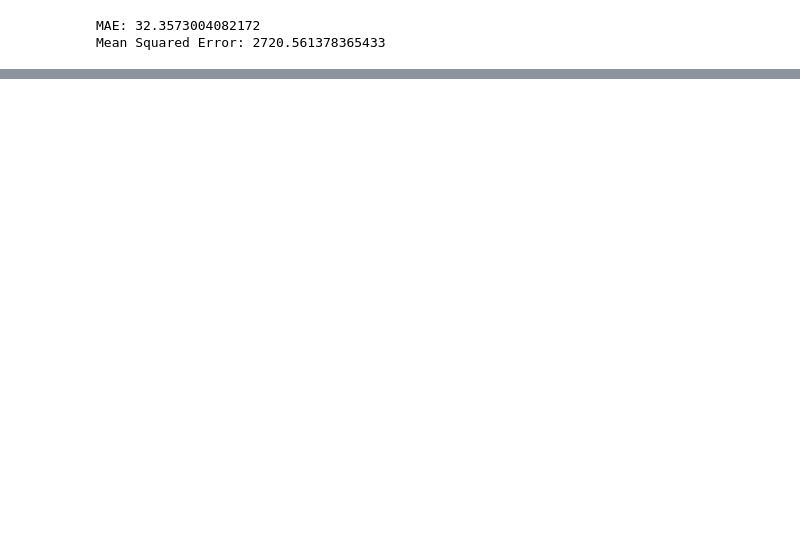
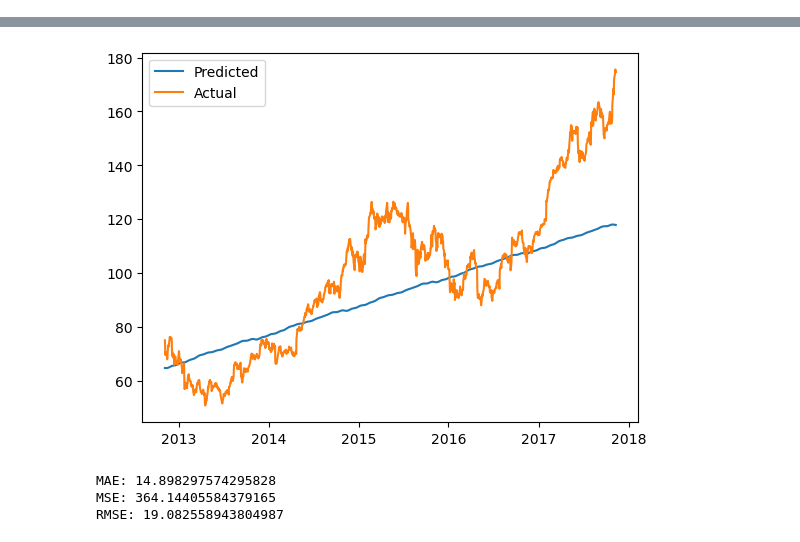
Before and after one commit to OwenKing2/CIS-3715-Final-Project, a Jupyter notebook: prophet.ipynb, the cells around one changed output, grey strips where cells are left out. Drawn from its saved outputs; the diff is of its cells as text; code cells hidden in the pictures; blank space fills up the shorter version.

Commit message:
improved the prophet model

```diff
--- a/prophet.ipynb
+++ b/prophet.ipynb
@@ -108,10 +66,34 @@ fig = model.plot(forecast) """
-# %%
-from sklearn.metrics import mean_squared_error, mean_absolute_error
-# evaluate performance
-mae = mean_absolute_error(y_test, predictions['yhat'])
-print("MAE:", mae)
-mse = mean_squared_error(y_test, predictions['yhat'])
-print("Mean Squared Error:", mse)
-# %% [output]
-MAE: 32.3573004082172
-Mean Squared Error: 2720.561378365433
+# %%
+# split the data into training and testing sets
+train = df.iloc[:7100]
+test = df.iloc[7100:]
+test = test.reset_index(drop=True)
+
+# Initialize Prophet model
+model = Prophet()
+
+model.add_seasonality(name='weekly', period=7, fourier_order=15)
+
+# Fit model to training data
+model.fit(train)
+
+# make predictions on the test data
+predictions = model.predict(test)
+
+# Plot the predicted and actual values
+plt.plot(predictions['ds'], predictions['yhat'], label='Predicted')
+plt.plot(predictions['ds'], test['y'], label='Actual')
+plt.legend()
+plt.show()
+
+from sklearn.metrics import mean_squared_error, mean_absolute_error
+import numpy as np
+
+# evaluate performance
+mae = mean_absolute_error(test['y'], predictions['yhat'])
+print("MAE:", mae)
+mse = mean_squared_error(test['y'], predictions['yhat'])
+print("MSE:", mse)
+rmse = np.sqrt(mse)
+print("RMSE:", rmse)
+# %% [output]
@@ -117,0 +102,4 @@ Mean Squared Error: 2720.561378365433
+[figure, added]
+MAE: 14.898297574295828
+MSE: 364.14405584379165
+RMSE: 19.082558943804987
```
Also changed, not shown: parts of 6 cells of this notebook, 1 other file.
